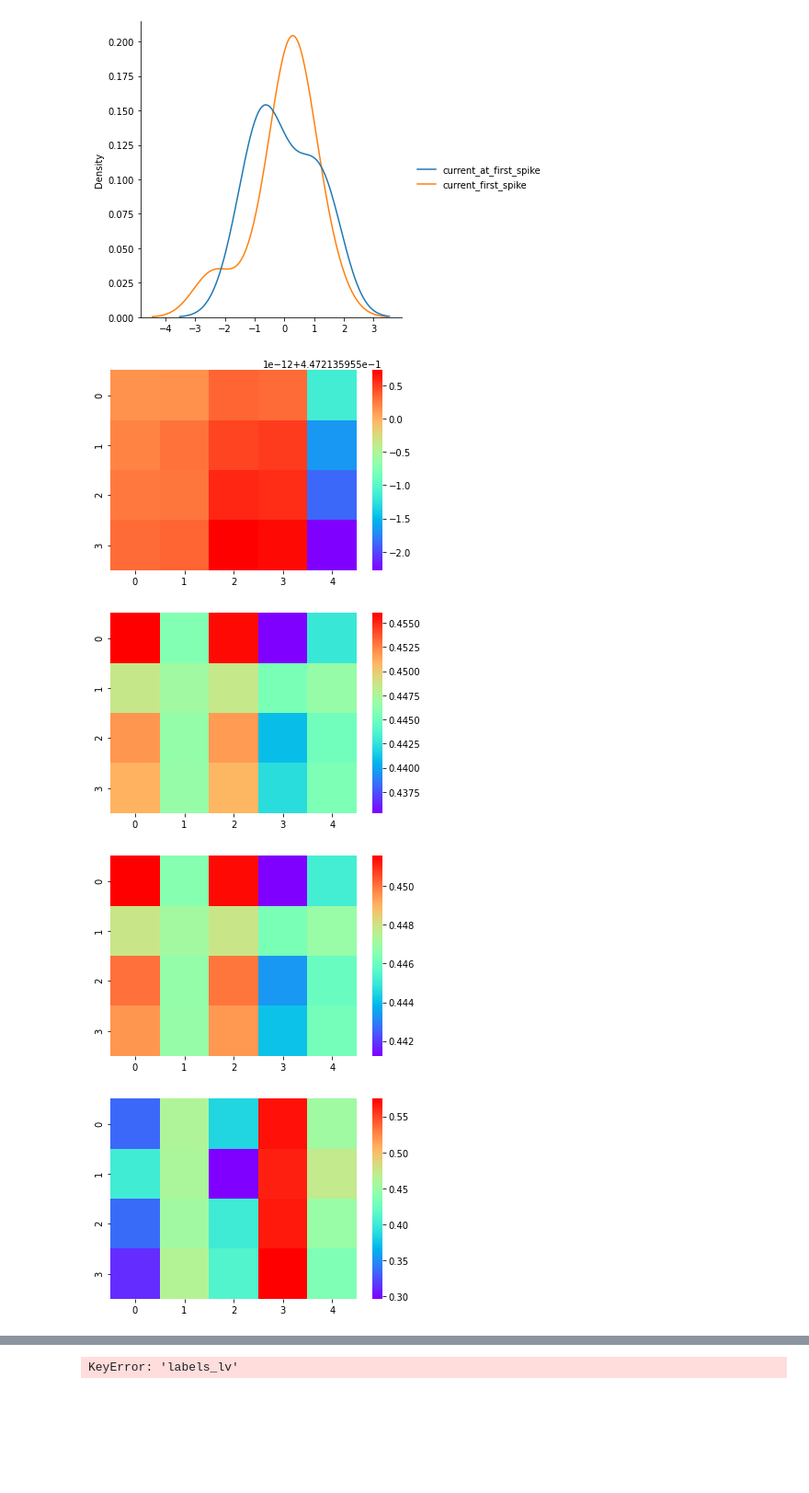
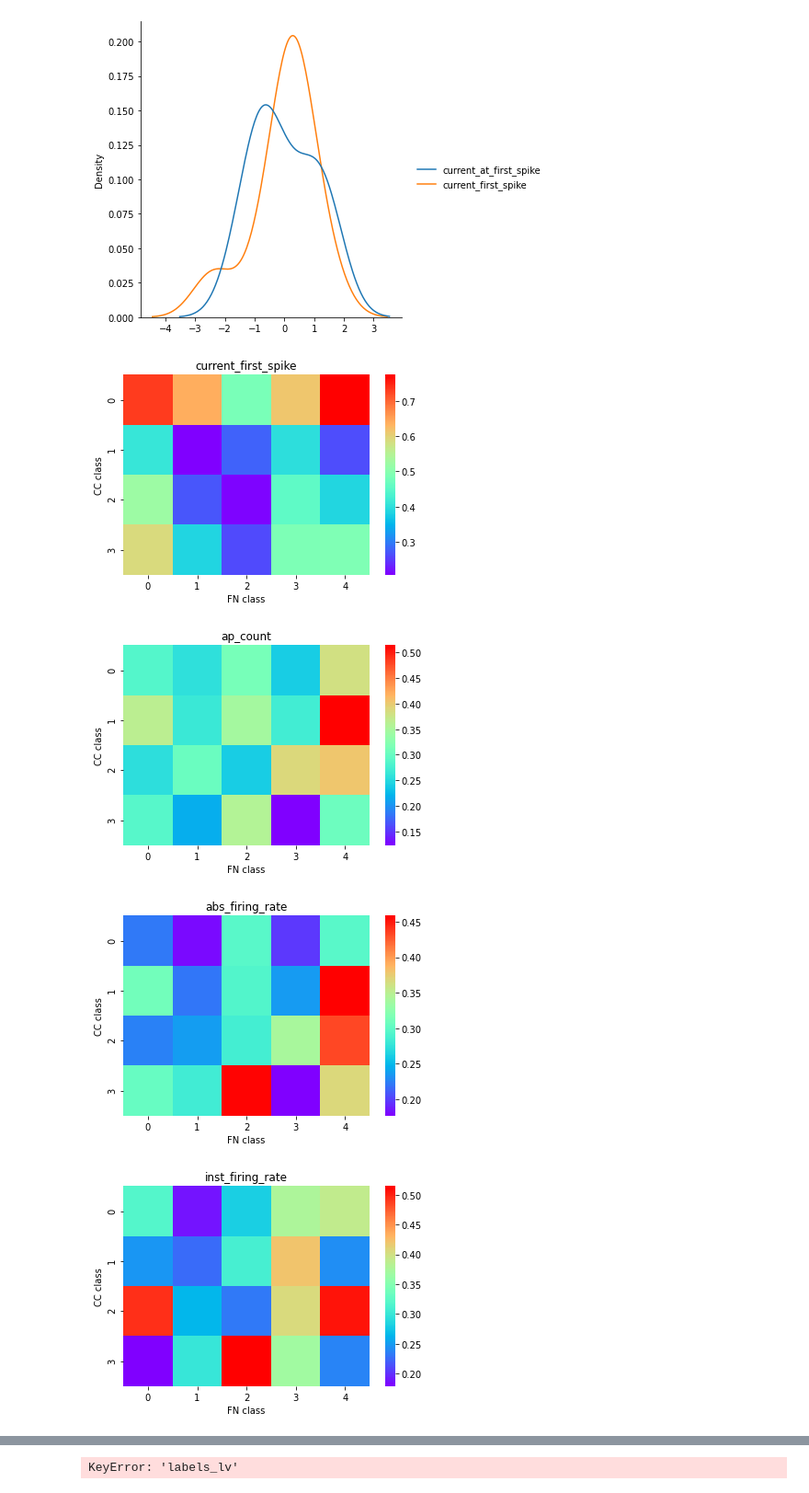
Before and after one commit to Nishant-codex/single_cell_analysis, a Jupyter notebook: notebooks/UMAP_Louvan_Niccolo.ipynb, the cells around one changed output, grey strips where cells are left out. Shown at 92% size. Drawn from its saved outputs; the diff is of its cells as text; code cells hidden in the pictures; blank space fills up the shorter version.

```diff
--- a/notebooks/UMAP_Louvan_Niccolo.ipynb
+++ b/notebooks/UMAP_Louvan_Niccolo.ipynb
@@ -870,15 +884,20 @@ def return_wasserstein_distance(data_FN_exc,data_CC_exc,CC_feat,FN_feat):
               temp = []
               for j in set(data_CC_exc.lables_lv):
                      # print(i,j)
-                     temp.append(wasserstein_distance(data_CC_exc[data_CC_exc.lables_lv==j][CC_feat],data_FN_exc[data_FN_exc.lables_lv==i][FN_feat]))
+                     temp.append(wasserstein_distance(z_score(data_CC_exc[data_CC_exc.lables_lv==j][CC_feat]),z_score(data_FN_exc[data_FN_exc.lables_lv==i][FN_feat])))
               dist_mat.append(temp)
-       return normalize(dist_mat)
+       return dist_mat
 # %%
+dist_all_exc = np.zeros((len(set(data_FN_exc.lables_lv)),len(set(data_CC_exc.lables_lv))))
 for i in range(len(CC_feat)):
+    dist_all_exc+=return_wasserstein_distance(data_FN_exc,data_CC_exc,CC_feat[i],FN_feat[i])
     sns.heatmap(return_wasserstein_distance(data_FN_exc,data_CC_exc,CC_feat[i],FN_feat[i]),cmap='rainbow')
+    plt.ylabel('CC class')
+    plt.xlabel('FN class')
+    plt.title(CC_feat[i])
     plt.show()
 # %% [output]
-[figure, old version]
+[figure, new version]
-[figure, old version]
+[figure, new version]
-[figure, old version]
+[figure, new version]
-[figure, old version]
+[figure, new version]
```
Also changed, not shown: parts of 13 cells of this notebook, 2 other files.
